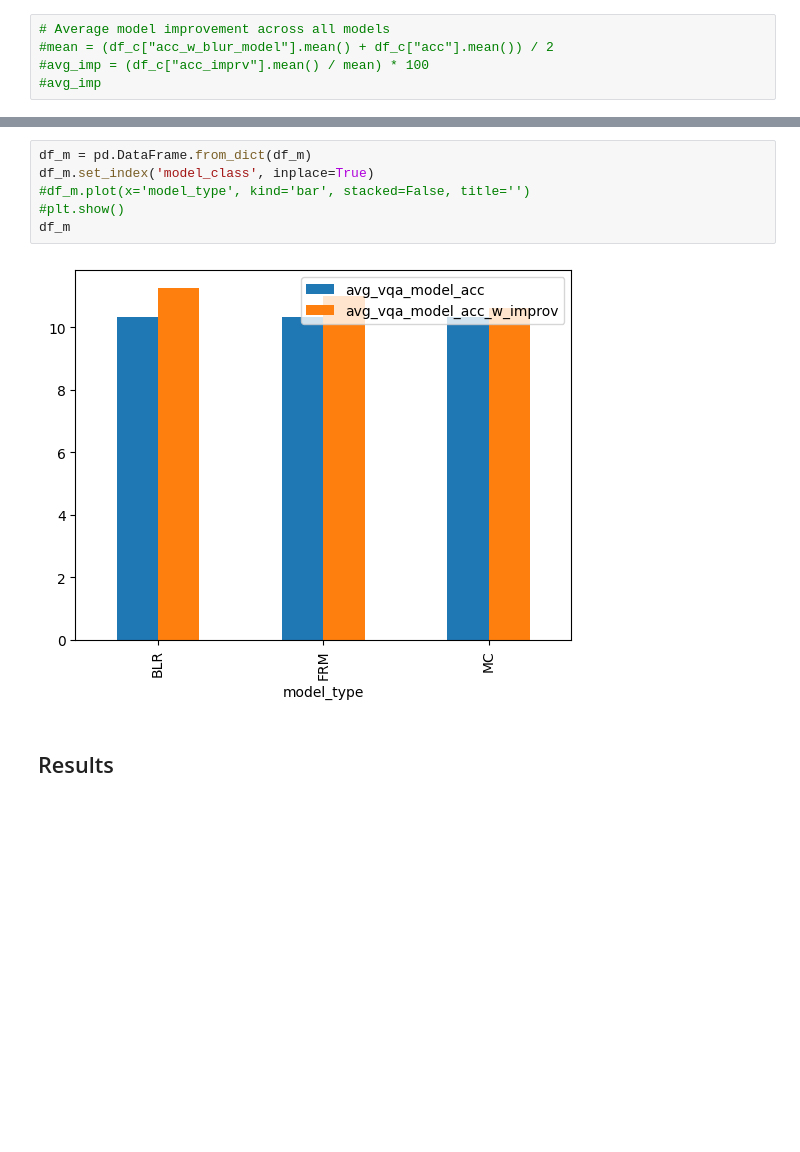
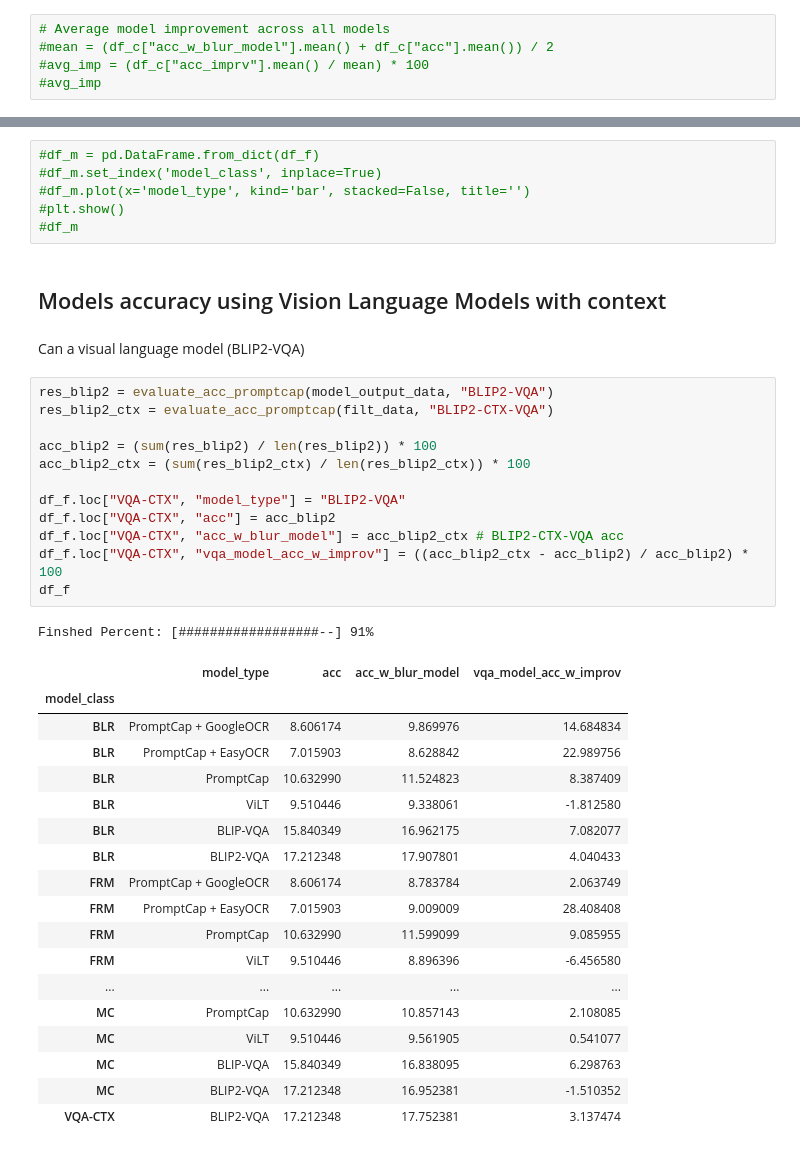
Before and after one commit to arcb01/GED-TFG, a Jupyter notebook: src/vqa_accuracy.ipynb, the cells around one changed output, grey strips where cells are left out. Drawn from its saved outputs; the diff is of its cells as text; blank space fills up the shorter version.

```diff
--- a/src/vqa_accuracy.ipynb
+++ b/src/vqa_accuracy.ipynb
@@ -584,13 +567,45 @@ Finshed Percent: [##################--] 91%
 # %%
-df_m = pd.DataFrame.from_dict(df_m)
-df_m.set_index('model_class', inplace=True)
+#df_m = pd.DataFrame.from_dict(df_f)
+#df_m.set_index('model_class', inplace=True)
 #df_m.plot(x='model_type', kind='bar', stacked=False, title='')
 #plt.show()
-df_m
+#df_m
-# %% [output]
-[figure, removed]
-# %% [markdown]
-## Results
+# %% [markdown]
+## Models accuracy using Vision Language Models with context
+# %% [markdown]
+Can a visual language model (BLIP2-VQA)
+# %%
+res_blip2 = evaluate_acc_promptcap(model_output_data, "BLIP2-VQA")
+res_blip2_ctx = evaluate_acc_promptcap(filt_data, "BLIP2-CTX-VQA")
+
+acc_blip2 = (sum(res_blip2) / len(res_blip2)) * 100
+acc_blip2_ctx = (sum(res_blip2_ctx) / len(res_blip2_ctx)) * 100
+
+df_f.loc["VQA-CTX", "model_type"] = "BLIP2-VQA"
+df_f.loc["VQA-CTX", "acc"] = acc_blip2
+df_f.loc["VQA-CTX", "acc_w_blur_model"] = acc_blip2_ctx # BLIP2-CTX-VQA acc
+df_f.loc["VQA-CTX", "vqa_model_acc_w_improv"] = ((acc_blip2_ctx - acc_blip2) / acc_blip2) * 100
+df_f
+# %% [output]
+Finshed Percent: [##################--] 91%
+|  | model_type | acc | acc_w_blur_model | vqa_model_acc_w_improv |
+| model_class |  |  |  |  |
+| BLR | PromptCap + GoogleOCR | 8.606174 | 9.869976 | 14.684834 |
+| BLR | PromptCap + EasyOCR | 7.015903 | 8.628842 | 22.989756 |
+| BLR | PromptCap | 10.632990 | 11.524823 | 8.387409 |
+| BLR | ViLT | 9.510446 | 9.338061 | -1.812580 |
+| BLR | BLIP-VQA | 15.840349 | 16.962175 | 7.082077 |
+| BLR | BLIP2-VQA | 17.212348 | 17.907801 | 4.040433 |
+| FRM | PromptCap + GoogleOCR | 8.606174 | 8.783784 | 2.063749 |
+| FRM | PromptCap + EasyOCR | 7.015903 | 9.009009 | 28.408408 |
+| FRM | PromptCap | 10.632990 | 11.599099 | 9.085955 |
+| FRM | ViLT | 9.510446 | 8.896396 | -6.456580 |
+| ... | ... | ... | ... | ... |
+| MC | PromptCap | 10.632990 | 10.857143 | 2.108085 |
+| MC | ViLT | 9.510446 | 9.561905 | 0.541077 |
+| MC | BLIP-VQA | 15.840349 | 16.838095 | 6.298763 |
+| MC | BLIP2-VQA | 17.212348 | 16.952381 | -1.510352 |
+| VQA-CTX | BLIP2-VQA | 17.212348 | 17.752381 | 3.137474 |
 # %%
 import matplotlib.pyplot as plt
 import numpy as np
```
Also changed, not shown: parts of 12 cells of this notebook, 1 other file.
